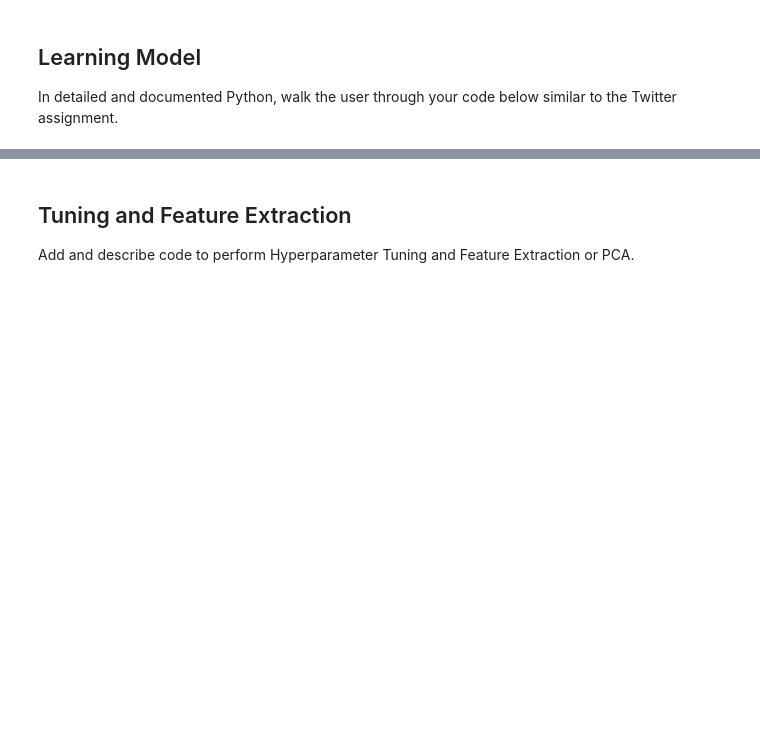
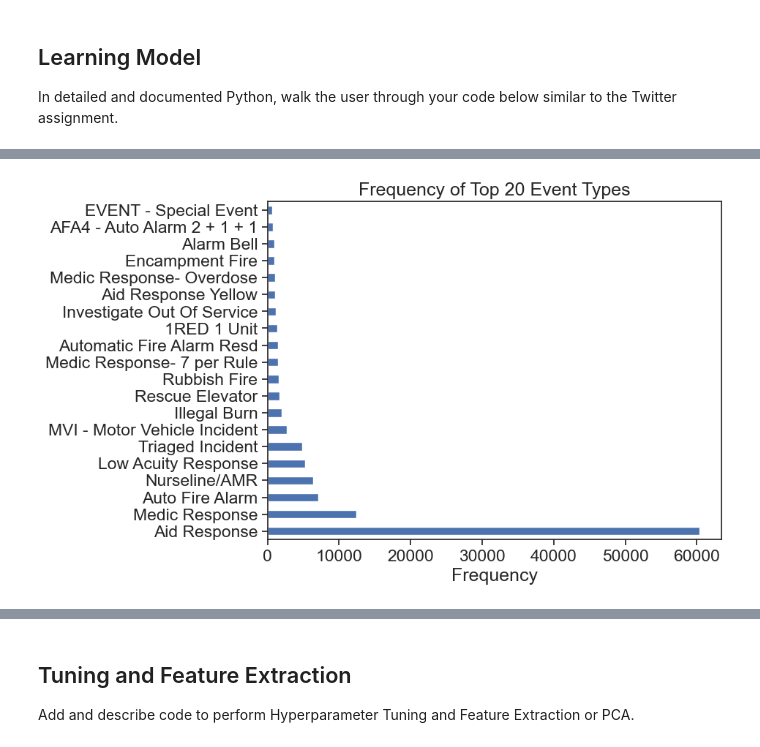
Before and after one commit to trcream/MachineLearningSeattleCrimeData, a Jupyter notebook: CS5100_Final_Project.ipynb, the cells around one changed output, grey strips where cells are left out. Saved outputs shown, nothing was run; the diff lists cells and outputs as text; code cells hidden in the pictures; blank space fills up the shorter version.

```diff
--- a/CS5100_Final_Project.ipynb
+++ b/CS5100_Final_Project.ipynb
@@ -185,0 +247,17 @@ In detailed and documented Python, walk the user through your code below similar
+# %%
+
+# Count the number of occurrences of each unique event type
+event_type_counts = df['Type'].value_counts()
+
+# Select only the top 20 event types by frequency
+top_event_types = event_type_counts.nlargest(20)
+
+# Horizontal bar chart of the top 20 events
+plt.figure(figsize=(8, 6))
+# barh = bar horizontal
+top_event_types.plot(kind='barh')
+plt.xlabel('Frequency')
+plt.title('Frequency of Top 20 Event Types')
+plt.show()
+# %% [output]
+[figure, added]
```
Also changed, not shown: parts of 8 cells of this notebook, 3 other files.
